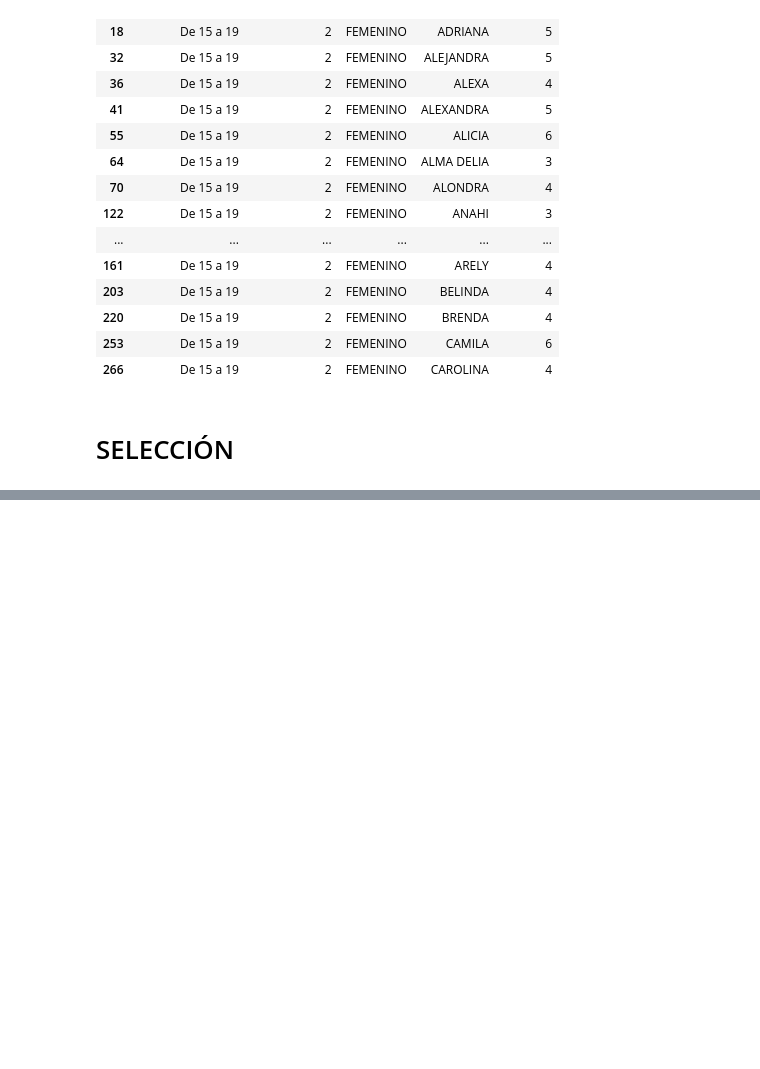
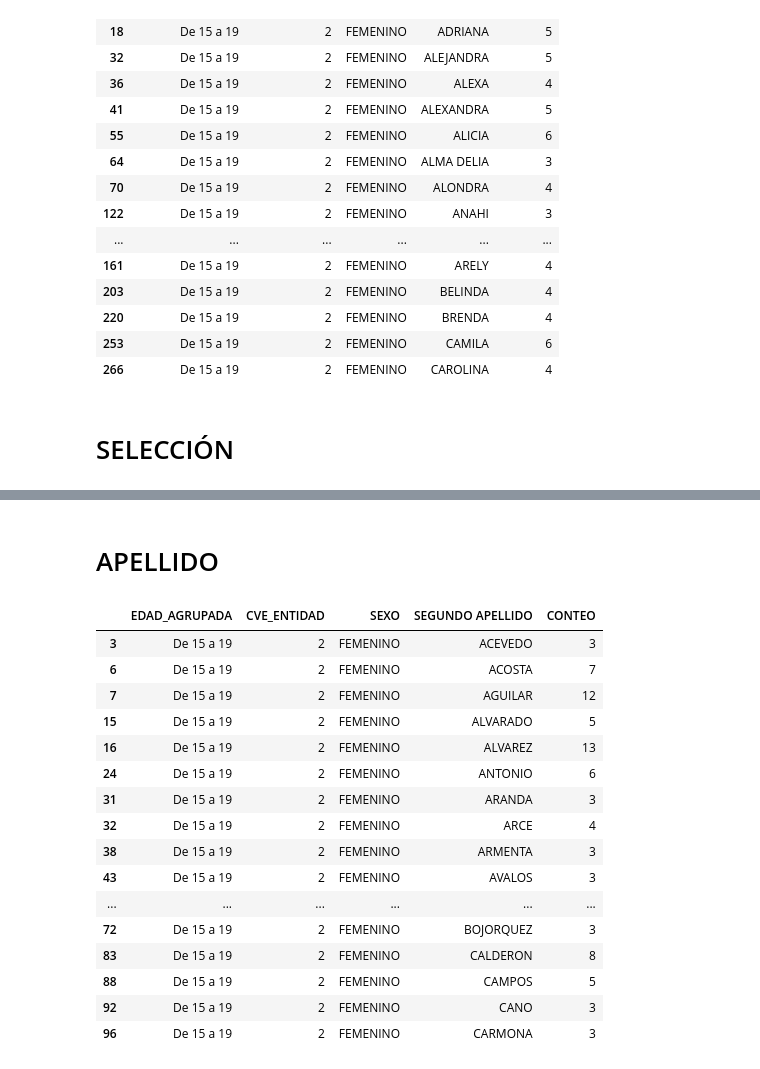
Before and after one commit to Daegas/datos_semisinteticos, a Jupyter notebook: notebooks/nombres.ipynb, the cells around one changed output, grey strips where cells are left out. Saved outputs shown, nothing was run; the diff lists cells and outputs as text; code cells hidden in the pictures; blank space fills up the shorter version.

```diff
--- a/notebooks/nombres.ipynb
+++ b/notebooks/nombres.ipynb
@@ -295,0 +297,33 @@ Nombre masculino: EDWIN DANIEL
+# %% [markdown]
+# APELLIDO
+# %%
+
+df_agrupado_nombre = (
+    df_nombres
+    .groupby(["EDAD_AGRUPADA", "CVE_ENTIDAD", "SEXO", "SEGUNDO APELLIDO"])
+    .size()
+    .reset_index(name="CONTEO")
+)
+
+size_df_agrupado = df_agrupado_nombre.shape[0]
+df_agrupado_nombre = df_agrupado_nombre[df_agrupado_nombre["CONTEO"] > 2]
+
+df_agrupado_nombre.head(20)
+# %% [output]
+|  | EDAD_AGRUPADA | CVE_ENTIDAD | SEXO | SEGUNDO APELLIDO | CONTEO |
+| 3 | De 15 a 19 | 2 | FEMENINO | ACEVEDO | 3 |
+| 6 | De 15 a 19 | 2 | FEMENINO | ACOSTA | 7 |
+| 7 | De 15 a 19 | 2 | FEMENINO | AGUILAR | 12 |
+| 15 | De 15 a 19 | 2 | FEMENINO | ALVARADO | 5 |
+| 16 | De 15 a 19 | 2 | FEMENINO | ALVAREZ | 13 |
+| 24 | De 15 a 19 | 2 | FEMENINO | ANTONIO | 6 |
+| 31 | De 15 a 19 | 2 | FEMENINO | ARANDA | 3 |
+| 32 | De 15 a 19 | 2 | FEMENINO | ARCE | 4 |
+| 38 | De 15 a 19 | 2 | FEMENINO | ARMENTA | 3 |
+| 43 | De 15 a 19 | 2 | FEMENINO | AVALOS | 3 |
+| ... | ... | ... | ... | ... | ... |
+| 72 | De 15 a 19 | 2 | FEMENINO | BOJORQUEZ | 3 |
+| 83 | De 15 a 19 | 2 | FEMENINO | CALDERON | 8 |
+| 88 | De 15 a 19 | 2 | FEMENINO | CAMPOS | 5 |
+| 92 | De 15 a 19 | 2 | FEMENINO | CANO | 3 |
+| 96 | De 15 a 19 | 2 | FEMENINO | CARMONA | 3 |
```
Also changed, not shown: parts of 6 cells of this notebook, 9 other files.
